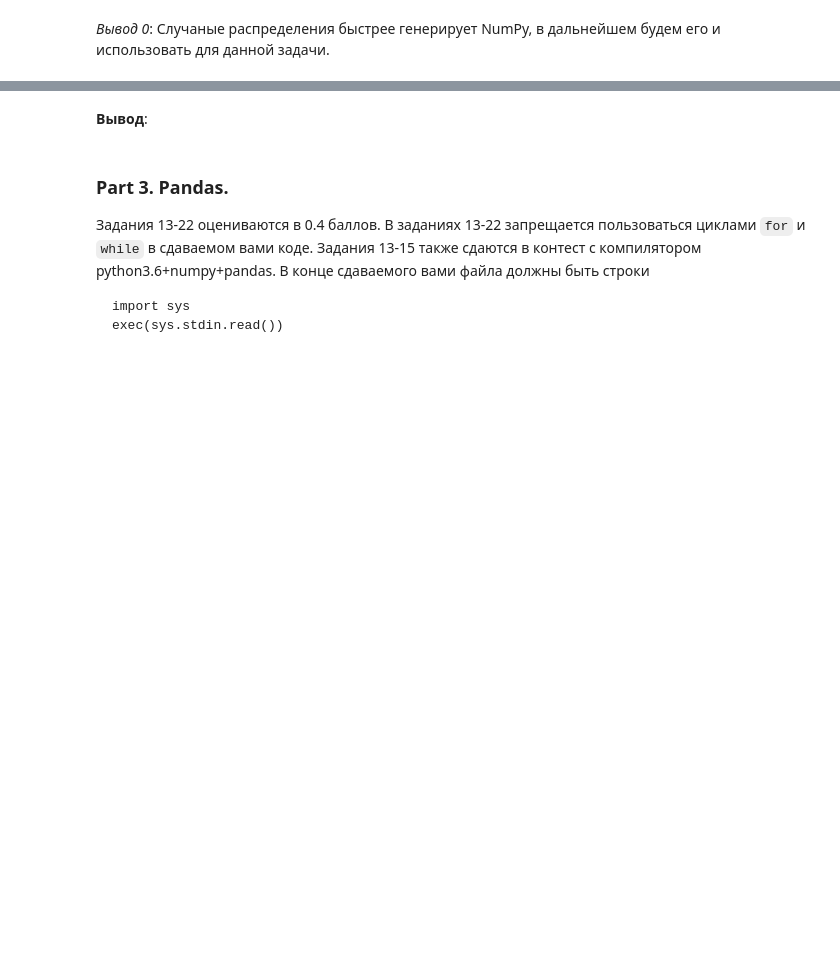
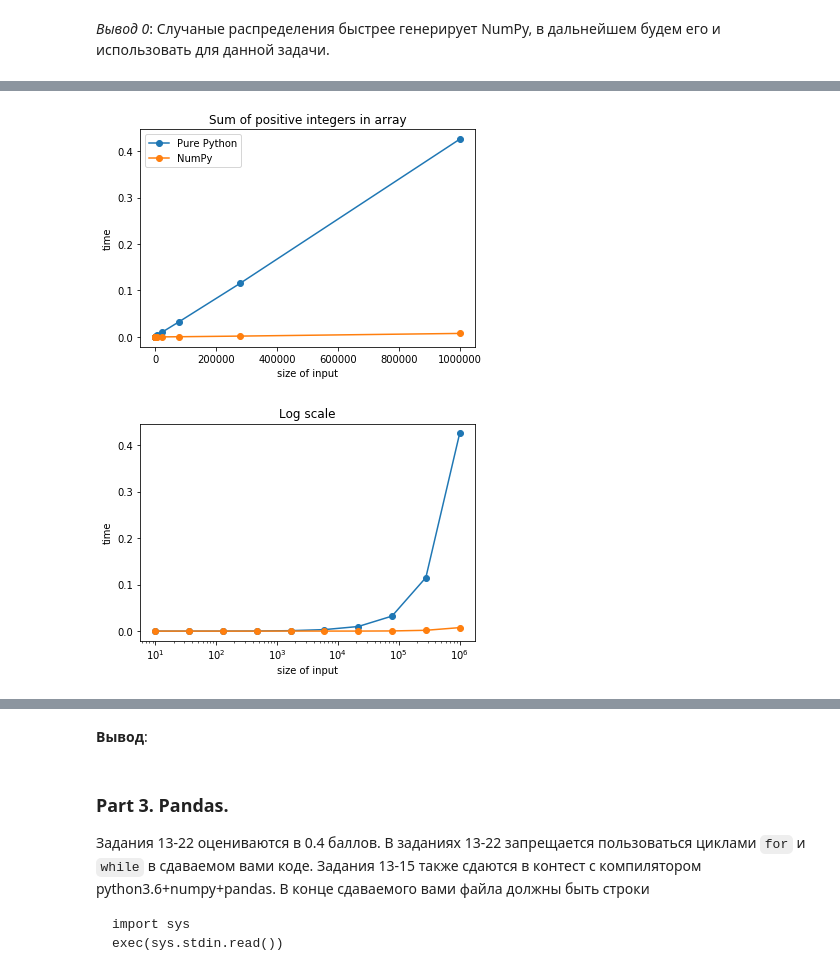
Before and after one commit to GorillazZz1/ml-course-hse-2020, a Jupyter notebook: hw1.ipynb, the cells around one changed output, grey strips where cells are left out. Saved outputs shown, nothing was run; the diff lists cells and outputs as text; code cells hidden in the pictures; blank space fills up the shorter version.

```diff
--- a/hw1.ipynb
+++ b/hw1.ipynb
@@ -427,0 +333,18 @@ timings_and_plot(pp_positive_indexes, np_positive_indexes,
+# %%
+#             PurePy vs NumPy
+# Task 3: _Сумма квадратов положительных элементов_
+# Постановка: на вход подается массив, необходимо взять сумму квадратов всех его положительных элементов.
+
+def np_positive_sum(arr):
+    return np.sum(np.square(np.where(arr < 0, 0, arr)))
+
+def pp_positive_sum(arr):
+    return sum([a*a for a in arr if a > 0])
+
+
+timings_and_plot(pp_positive_sum, np_positive_sum,
+                 lambda n: (np.random.randint(0, 10**3, n), ),
+                 title="Sum of positive integers in array")
+# %% [output]
+[figure, added]
+[figure, added]
```
Also changed, not shown: parts of 14 cells of this notebook.
